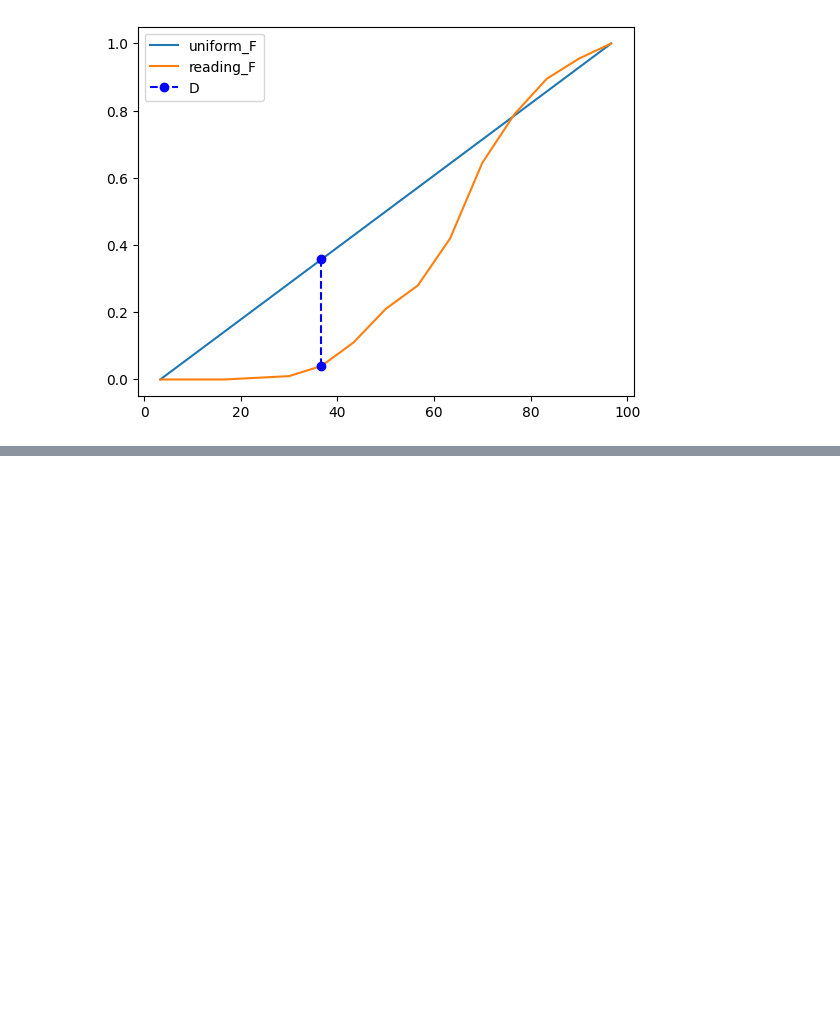
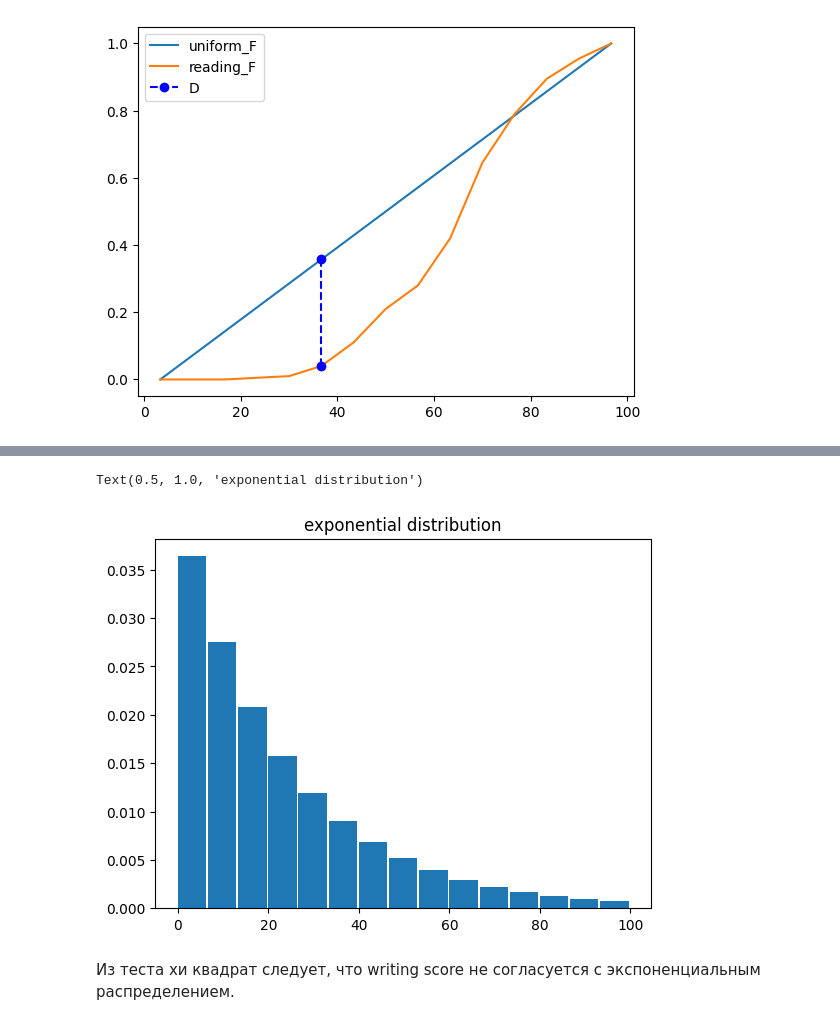
Before and after one commit to KVitaliiy/mathematical_statistic, a Jupyter notebook: lab3-statistical_hypotheses/lab3.ipynb, the cells around one changed output, grey strips where cells are left out. Drawn from its saved outputs; the diff is of its cells as text; code cells hidden in the pictures; blank space fills up the shorter version.

```diff
--- a/lab3-statistical_hypotheses/lab3.ipynb
+++ b/lab3-statistical_hypotheses/lab3.ipynb
@@ -138,0 +195,5 @@ ax.plot()
+# %%
+# generate poiison distribution with given lam
+lam = 1/writing_sample_expect
+p = [lam*exp(-lam*x) for x in writing_points]
+p, writing_indicates.values, writing_points, lam
@@ -138,0 +218,9 @@ ax.plot()
+# %%
+fig, ax = plt.subplots()
+ax.bar(writing_a[:writing_intervals_count], p, width=writing_len_interval-0.4, align='edge')
+ax.set_title('exponential distribution')
+# %% [output]
+Text(0.5, 1.0, 'exponential distribution')
+[figure, added]
+# %% [markdown]
+Из теста хи квадрат следует, что writing score  не согласуется с экспоненциальным распределением.
```
Also changed, not shown: parts of 22 cells of this notebook.
